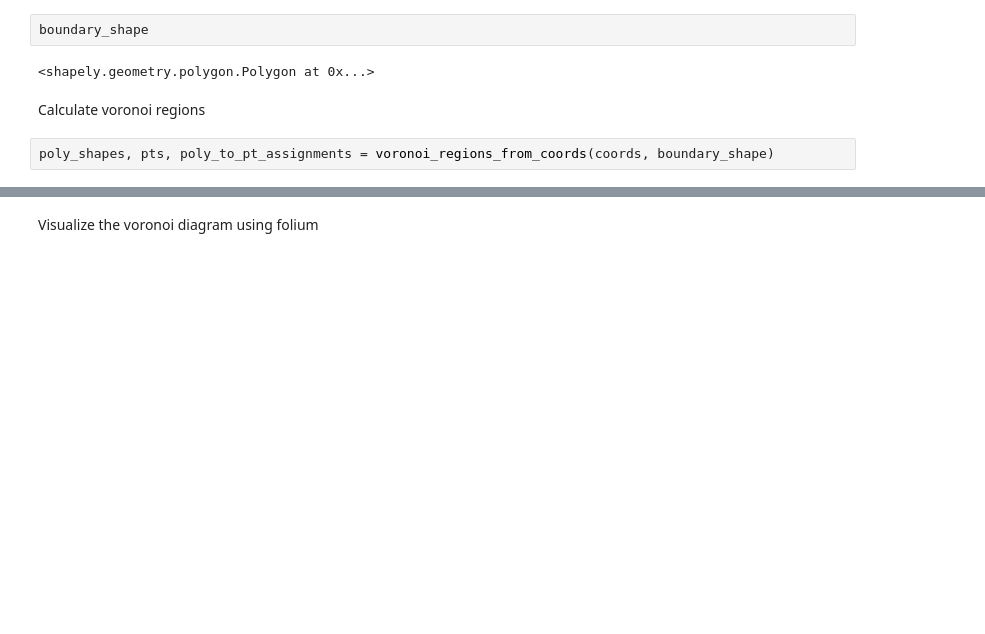
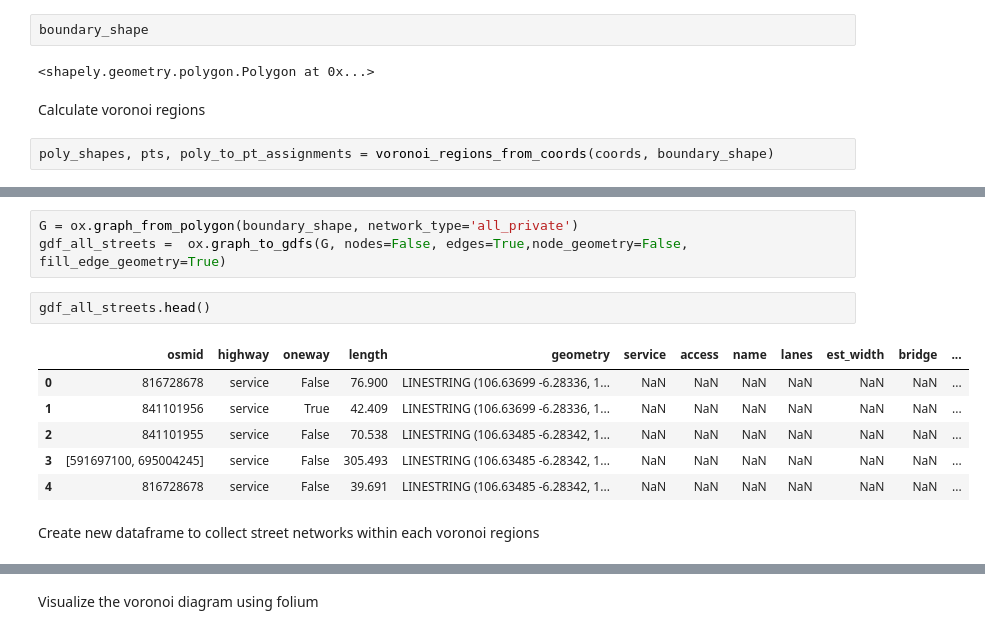
Before and after one commit to Dennypalinggi/voronoi_diagram_folium_map, a Jupyter notebook: voronoi_diagram_project.ipynb, the cells around one changed output, grey strips where cells are left out. Saved outputs shown, nothing was run; the diff lists cells and outputs as text; blank space fills up the shorter version.

```diff
--- a/voronoi_diagram_project.ipynb
+++ b/voronoi_diagram_project.ipynb
@@ -81,0 +84,14 @@ plt.show()
+# %%
+G = ox.graph_from_polygon(boundary_shape, network_type='all_private')
+gdf_all_streets =  ox.graph_to_gdfs(G, nodes=False, edges=True,node_geometry=False, fill_edge_geometry=True)
+# %%
+gdf_all_streets.head()
+# %% [output]
+|  | osmid | highway | oneway | length | geometry | service | access | name | lanes | est_width | bridge | ... |
+| 0 | 816728678 | service | False | 76.900 | LINESTRING (106.63699 -6.28336, 1... | NaN | NaN | NaN | NaN | NaN | NaN | ... |
+| 1 | 841101956 | service | True | 42.409 | LINESTRING (106.63699 -6.28336, 1... | NaN | NaN | NaN | NaN | NaN | NaN | ... |
+| 2 | 841101955 | service | False | 70.538 | LINESTRING (106.63485 -6.28342, 1... | NaN | NaN | NaN | NaN | NaN | NaN | ... |
+| 3 | [591697100, 695004245] | service | False | 305.493 | LINESTRING (106.63485 -6.28342, 1... | NaN | NaN | NaN | NaN | NaN | NaN | ... |
+| 4 | 816728678 | service | False | 39.691 | LINESTRING (106.63485 -6.28342, 1... | NaN | NaN | NaN | NaN | NaN | NaN | ... |
+# %% [markdown]
+Create new dataframe to collect street networks within each voronoi regions
```
Also changed, not shown: parts of 7 cells of this notebook.
